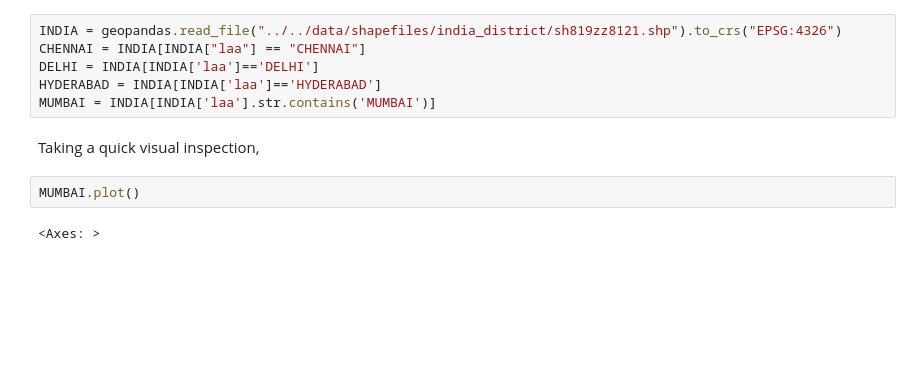
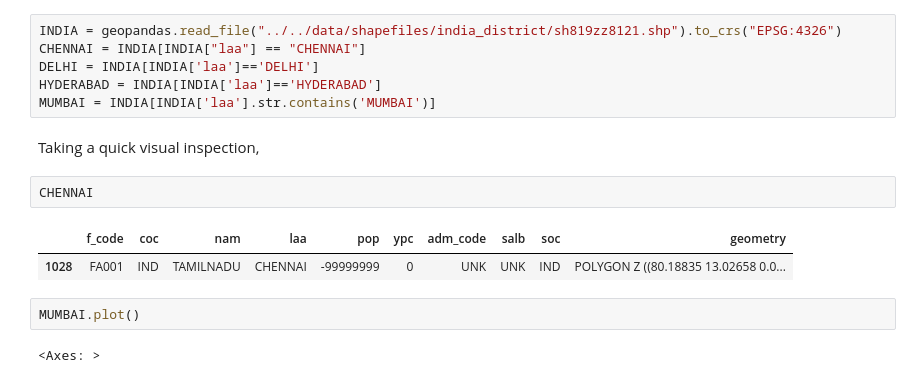
Before and after one commit to datapartnership/heatwaves, a Jupyter notebook: notebooks/measuring-heatwaves/calculate-heatwaves-incidence.ipynb, the cells around one changed output. Cells and saved outputs as stored; diff of their text form; blank space fills up the shorter version.

```diff
--- a/notebooks/measuring-heatwaves/calculate-heatwaves-incidence.ipynb
+++ b/notebooks/measuring-heatwaves/calculate-heatwaves-incidence.ipynb
@@ -88,6 +102,11 @@ HYDERABAD = INDIA[INDIA['laa']=='HYDERABAD']
 MUMBAI = INDIA[INDIA['laa'].str.contains('MUMBAI')]
 # %% [markdown]
 Taking a quick visual inspection,
+# %%
+CHENNAI
+# %% [output]
+|  | f_code | coc | nam | laa | pop | ypc | adm_code | salb | soc | geometry |
+| 1028 | FA001 | IND | TAMILNADU | CHENNAI | -99999999 | 0 | UNK | UNK | IND | POLYGON Z ((80.18835 13.02658 0.0... |
 # %%
 MUMBAI.plot()
 # %% [output]
```
Also changed, not shown: parts of 12 cells of this notebook.
